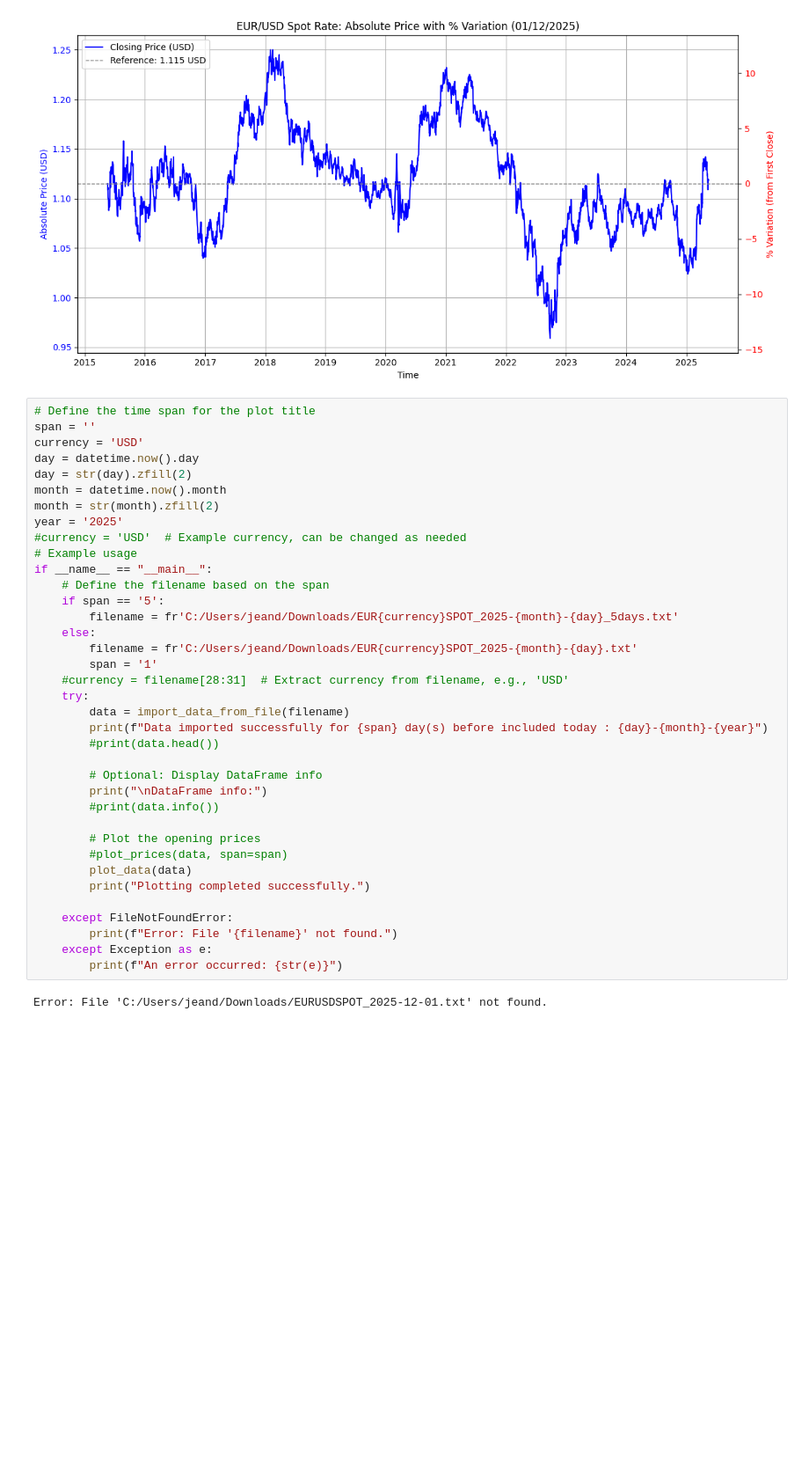
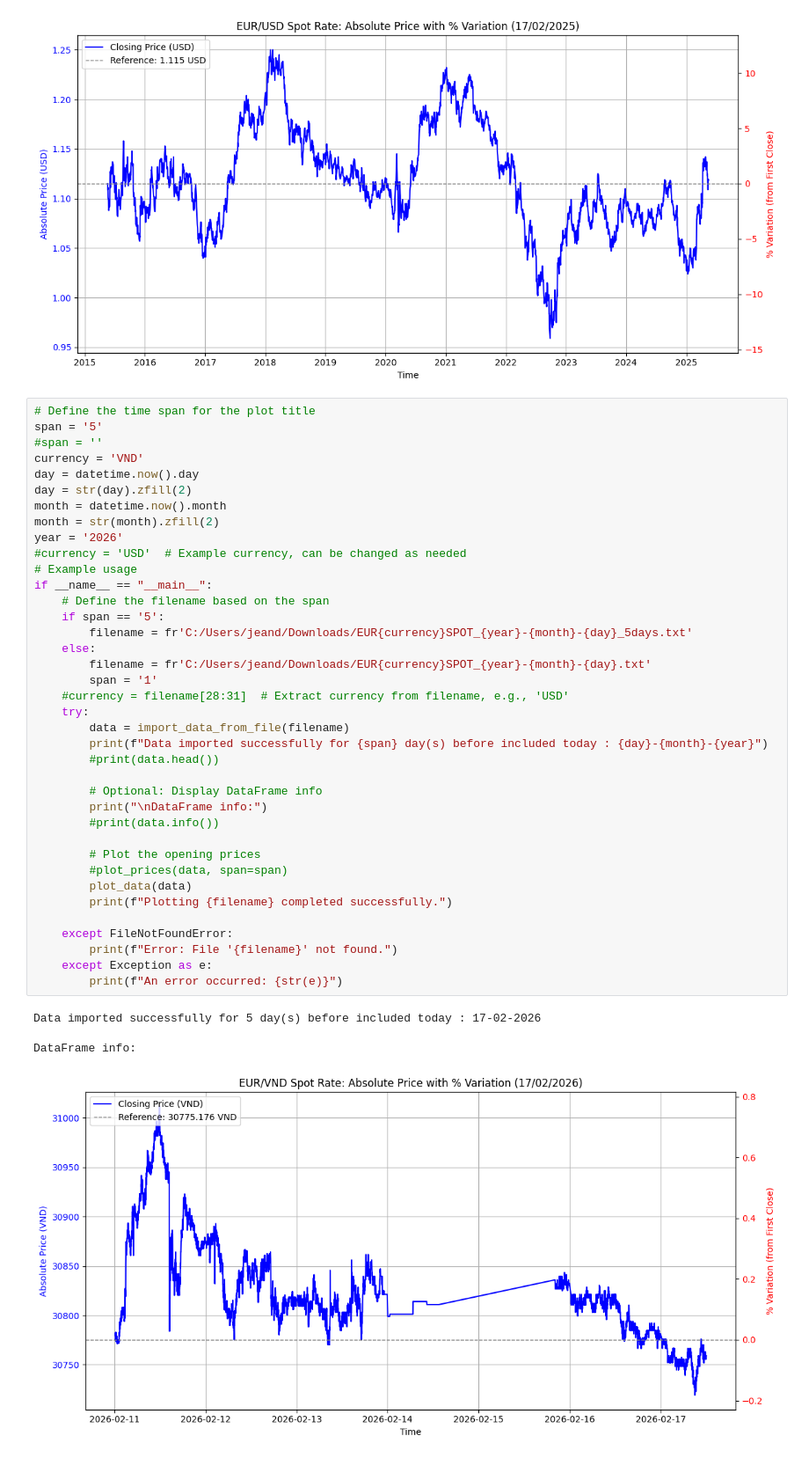
Before and after one commit to jdavid54/jupyter_notebooks2, a Jupyter notebook: eur_usd_change_data.ipynb, the cells around one changed output. Shown at 88% size. Drawn from its saved outputs; the diff is of its cells as text; blank space fills up the shorter version.

```diff
--- a/eur_usd_change_data.ipynb
+++ b/eur_usd_change_data.ipynb
@@ -322,40 +326,44 @@ plot_data(data_s)
 [figure]
 # %%
 # Define the time span for the plot title
-span = ''
-currency = 'USD'
+span = '5'
+#span = ''
+currency = 'VND'
 day = datetime.now().day
 day = str(day).zfill(2)
 month = datetime.now().month
 month = str(month).zfill(2)
-year = '2025'
+year = '2026'
 #currency = 'USD'  # Example currency, can be changed as needed
 # Example usage
 if __name__ == "__main__":
     # Define the filename based on the span
     if span == '5':
-        filename = fr'C:/Users/jeand/Downloads/EUR{currency}SPOT_2025-{month}-{day}_5days.txt'
+        filename = fr'C:/Users/jeand/Downloads/EUR{currency}SPOT_{year}-{month}-{day}_5days.txt'
     else:
-        filename = fr'C:/Users/jeand/Downloads/EUR{currency}SPOT_2025-{month}-{day}.txt'
+        filename = fr'C:/Users/jeand/Downloads/EUR{currency}SPOT_{year}-{month}-{day}.txt'
         span = '1'
     #currency = filename[28:31]  # Extract currency from filename, e.g., 'USD'
     try:
         data = import_data_from_file(filename)
         print(f"Data imported successfully for {span} day(s) before included today : {day}-{month}-{year}")
         #print(data.head())
 
         # Optional: Display DataFrame info
         print("\nDataFrame info:")
         #print(data.info())
 
         # Plot the opening prices
         #plot_prices(data, span=span)
         plot_data(data)
-        print("Plotting completed successfully.")
+        print(f"Plotting {filename} completed successfully.")
 
     except FileNotFoundError:
         print(f"Error: File '{filename}' not found.")
     except Exception as e:
         print(f"An error occurred: {str(e)}")
 # %% [output]
-Error: File 'C:/Users/jeand/Downloads/EURUSDSPOT_2025-12-01.txt' not found.
+Data imported successfully for 5 day(s) before included today : 17-02-2026
+
+DataFrame info:
+[figure, added]
```
Also changed, not shown: parts of 9 cells of this notebook, 7 other files.
